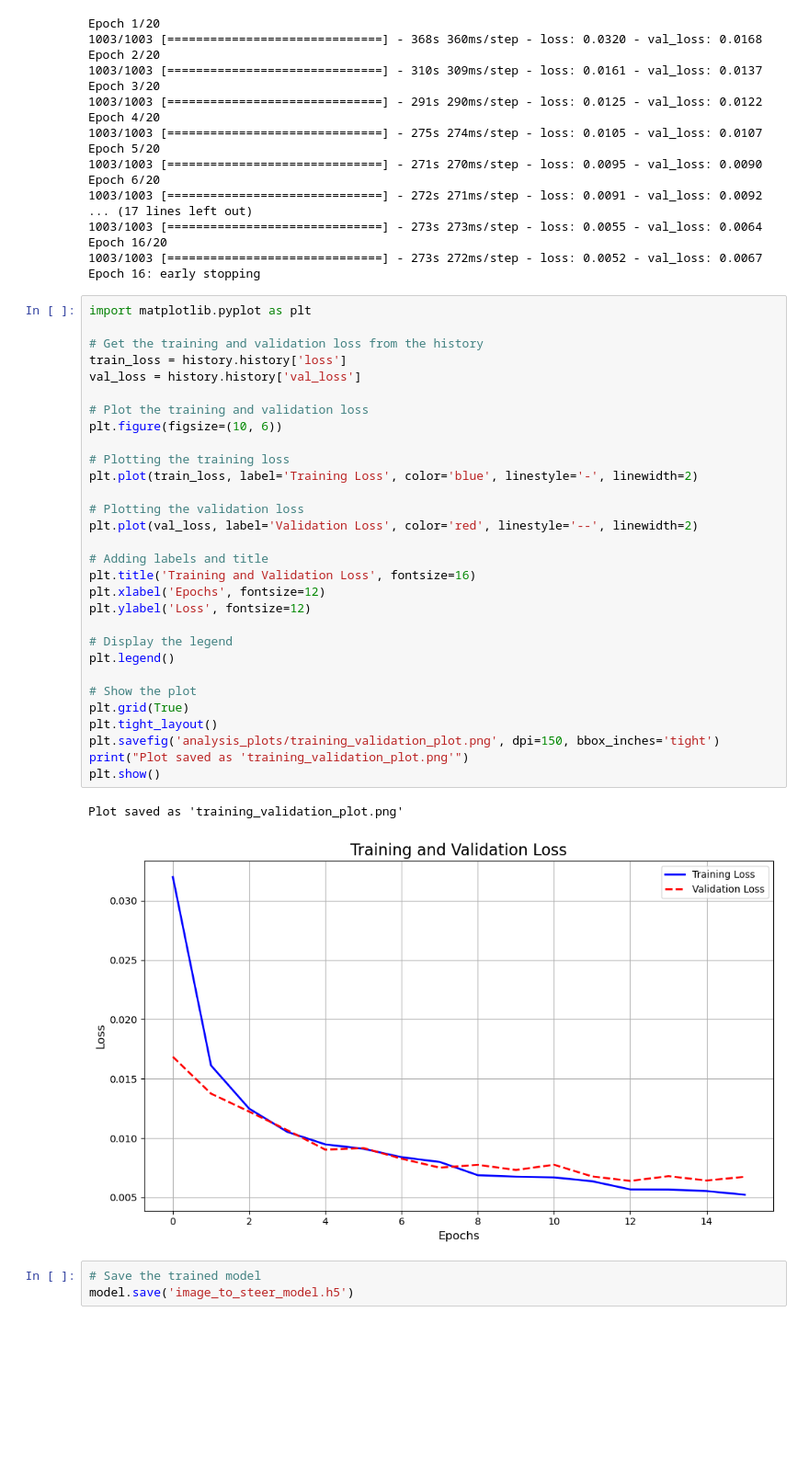
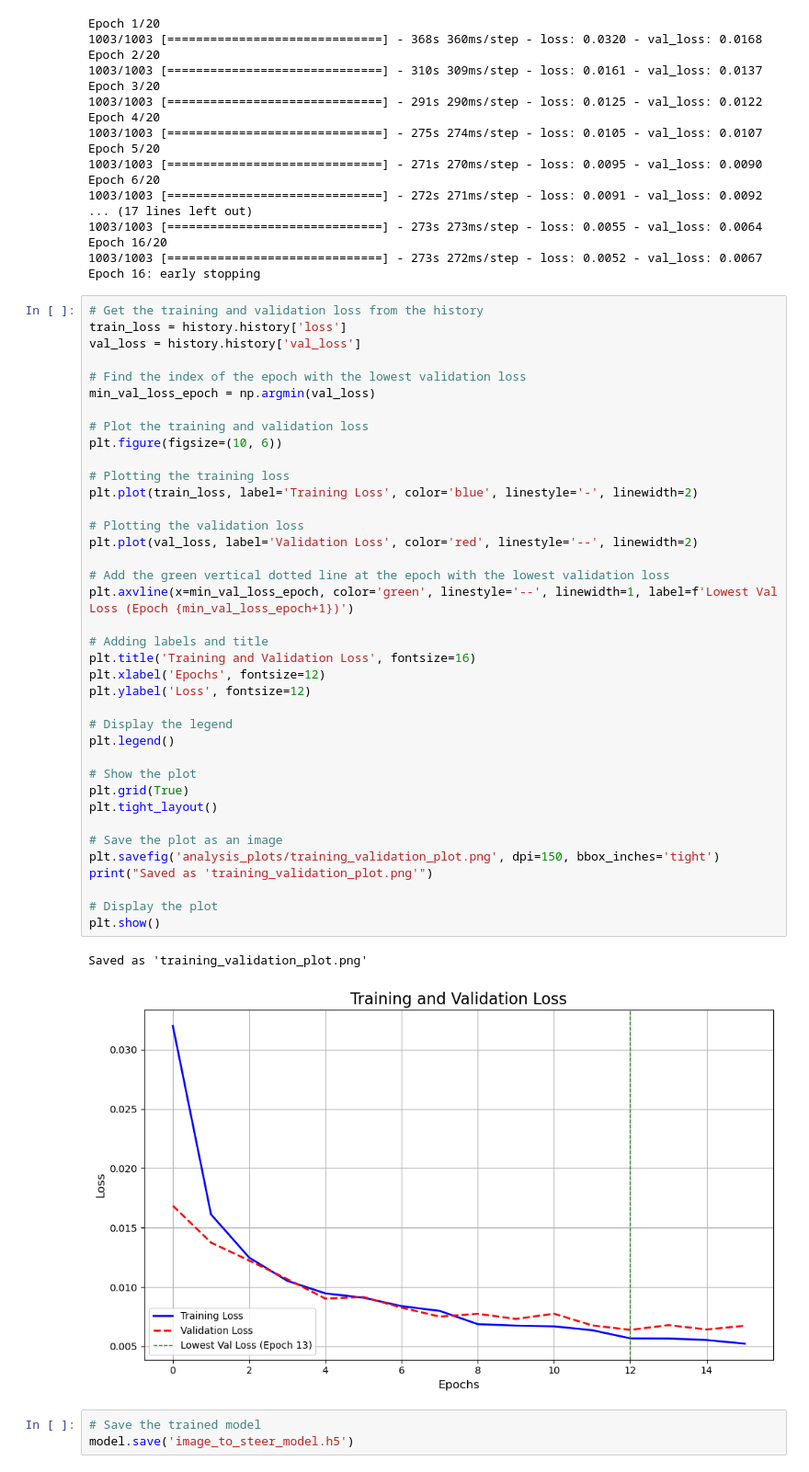
Before and after one commit to daveshenal/Imitation-Initialized-PPO, a Jupyter notebook: imitation_initialized_ppo.ipynb, the cells around one changed output. Shown at 92% size. Saved outputs shown, nothing was run; the diff lists cells and outputs as text; blank space fills up the shorter version.

```diff
--- a/imitation_initialized_ppo.ipynb
+++ b/imitation_initialized_ppo.ipynb
@@ -1297,39 +1297,47 @@ Epoch 6/20
 Epoch 16/20
 1003/1003 [==============================] - 273s 272ms/step - loss: 0.0052 - val_loss: 0.0067
 Epoch 16: early stopping
-# %%
-import matplotlib.pyplot as plt
-
-# Get the training and validation loss from the history
-train_loss = history.history['loss']
-val_loss = history.history['val_loss']
-
-# Plot the training and validation loss
-plt.figure(figsize=(10, 6))
-
-# Plotting the training loss
-plt.plot(train_loss, label='Training Loss', color='blue', linestyle='-', linewidth=2)
-
-# Plotting the validation loss
-plt.plot(val_loss, label='Validation Loss', color='red', linestyle='--', linewidth=2)
-
-# Adding labels and title
-plt.title('Training and Validation Loss', fontsize=16)
-plt.xlabel('Epochs', fontsize=12)
-plt.ylabel('Loss', fontsize=12)
-
-# Display the legend
-plt.legend()
-
-# Show the plot
-plt.grid(True)
-plt.tight_layout()
-plt.savefig('analysis_plots/training_validation_plot.png', dpi=150, bbox_inches='tight')
-print("Plot saved as 'training_validation_plot.png'")
-plt.show()
-# %% [output]
-Plot saved as 'training_validation_plot.png'
-[figure, removed]
+# %%
+# Get the training and validation loss from the history
+train_loss = history.history['loss']
+val_loss = history.history['val_loss']
+
+# Find the index of the epoch with the lowest validation loss
+min_val_loss_epoch = np.argmin(val_loss)
+
+# Plot the training and validation loss
+plt.figure(figsize=(10, 6))
+
+# Plotting the training loss
+plt.plot(train_loss, label='Training Loss', color='blue', linestyle='-', linewidth=2)
+
+# Plotting the validation loss
+plt.plot(val_loss, label='Validation Loss', color='red', linestyle='--', linewidth=2)
+
+# Add the green vertical dotted line at the epoch with the lowest validation loss
+plt.axvline(x=min_val_loss_epoch, color='green', linestyle='--', linewidth=1, label=f'Lowest Val Loss (Epoch {min_val_loss_epoch+1})')
+
+# Adding labels and title
+plt.title('Training and Validation Loss', fontsize=16)
+plt.xlabel('Epochs', fontsize=12)
+plt.ylabel('Loss', fontsize=12)
+
+# Display the legend
+plt.legend()
+
+# Show the plot
+plt.grid(True)
+plt.tight_layout()
+
+# Save the plot as an image
+plt.savefig('analysis_plots/training_validation_plot.png', dpi=150, bbox_inches='tight')
+print("Saved as 'training_validation_plot.png'")
+
+# Display the plot
+plt.show()
+# %% [output]
+Saved as 'training_validation_plot.png'
+[figure, added]
 # %%
 # Save the trained model
 model.save('image_to_steer_model.h5')
```
Also changed, not shown: parts of 4 cells of this notebook, 4 other files.
